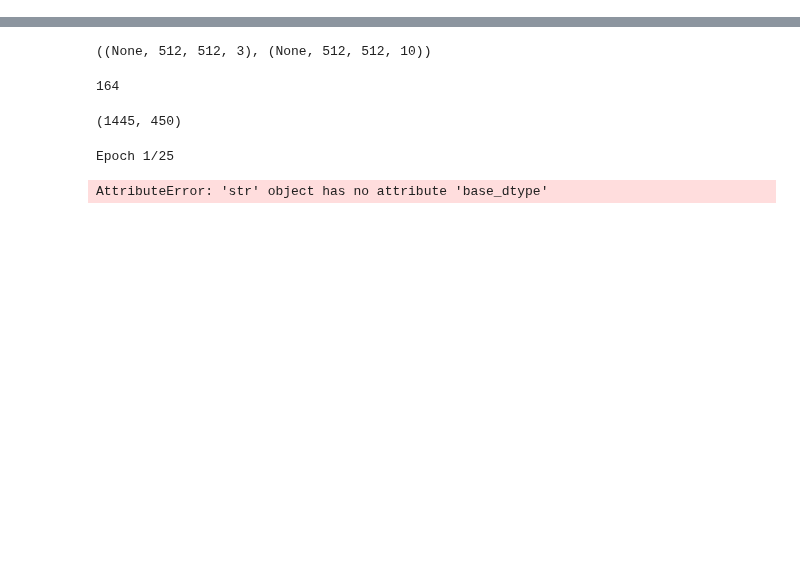
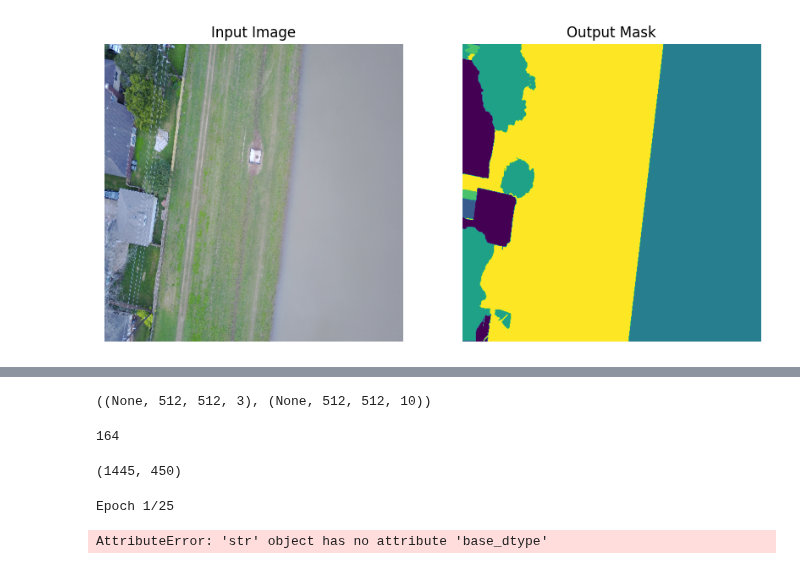
Before and after one commit to AbdulManaf12/Post-Flood-Disaster-Management, a Jupyter notebook: Segmentation/Segmentation-2/DeepLabV3/training.ipynb, the cells around one changed output, grey strips where cells are left out. Saved outputs shown, nothing was run; the diff lists cells and outputs as text; code cells hidden in the pictures; blank space fills up the shorter version.

```diff
--- a/Segmentation/Segmentation-2/DeepLabV3/training.ipynb
+++ b/Segmentation/Segmentation-2/DeepLabV3/training.ipynb
@@ -87,3 +85,41 @@ for input_batch, output_batch in train_dataset:
+# %%
+import matplotlib.pyplot as plt
+import numpy as np
+
+count = 0
+for input_batch, output_batch in train_dataset:
+
+    if count != 7:
+        count += 1
+        continue
+
+    input_image = input_batch[0].numpy()
+    output_mask = output_batch[0].numpy()
+
+    if input_image.dtype != np.uint8 and input_image.max() > 1.0:
+        input_image = input_image / 255.0
+
+    plt.figure(figsize=(10, 5))
+
+    # Plot the input image
+    plt.subplot(1, 2, 1)
+    plt.imshow(input_image)
+    plt.axis('off')
+    plt.title('Input Image')
+
+    output_mask = tf.one_hot(tf.cast(output_mask, tf.int32), depth=10)
+    output_mask = tf.squeeze(output_mask, axis=-2)
+
+    # Plot the output mask
+    plt.subplot(1, 2, 2)
+    plt.imshow(np.argmax(output_mask, axis=-1))
+    plt.axis('off')
+    plt.title('Output Mask')
+
+    plt.show()
+    break
+# %% [output]
+[figure, added]
 # %%
 from DeepLabv3 import DeeplabV3Plus
 
```
Also changed, not shown: parts of 6 cells of this notebook.
